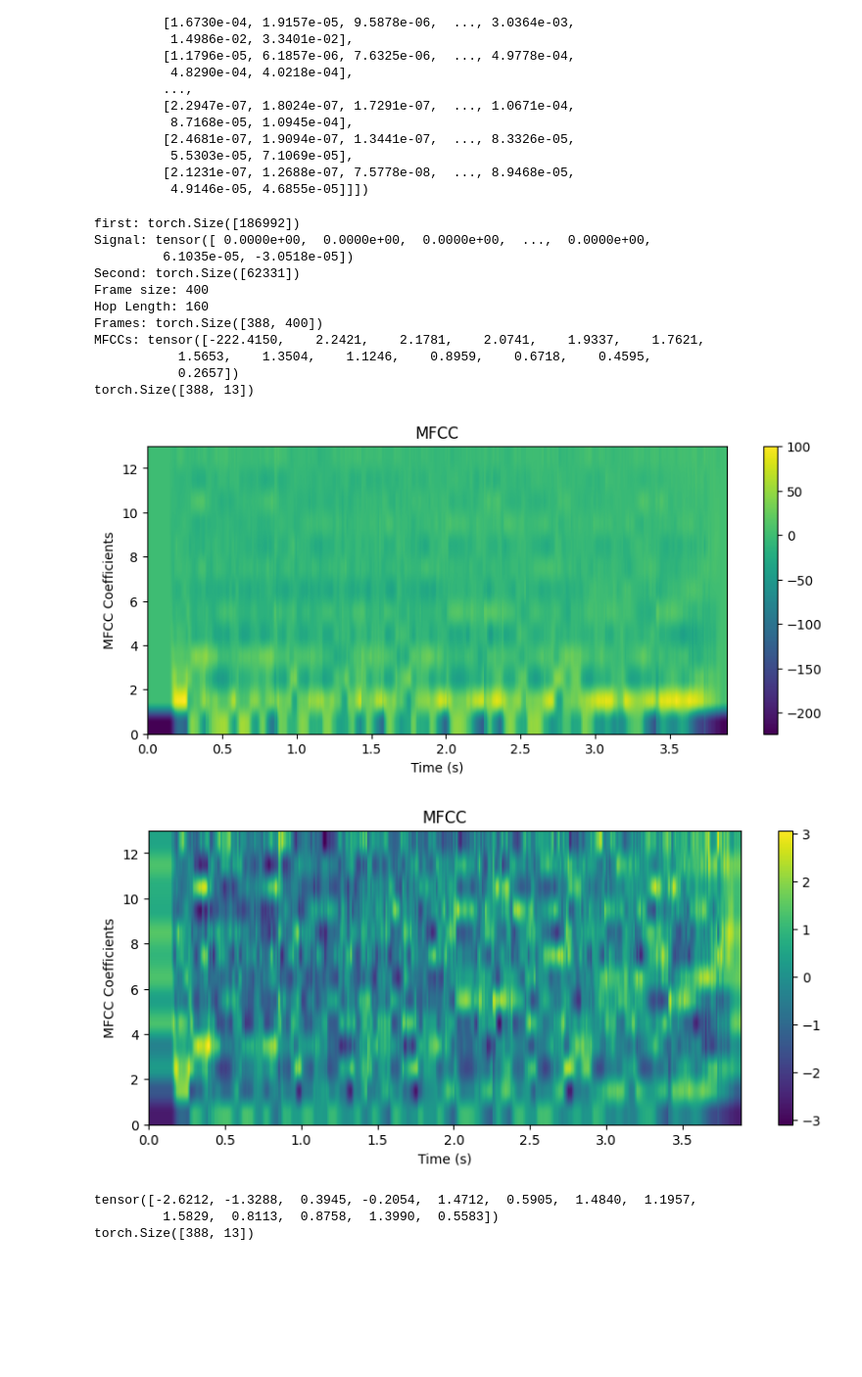
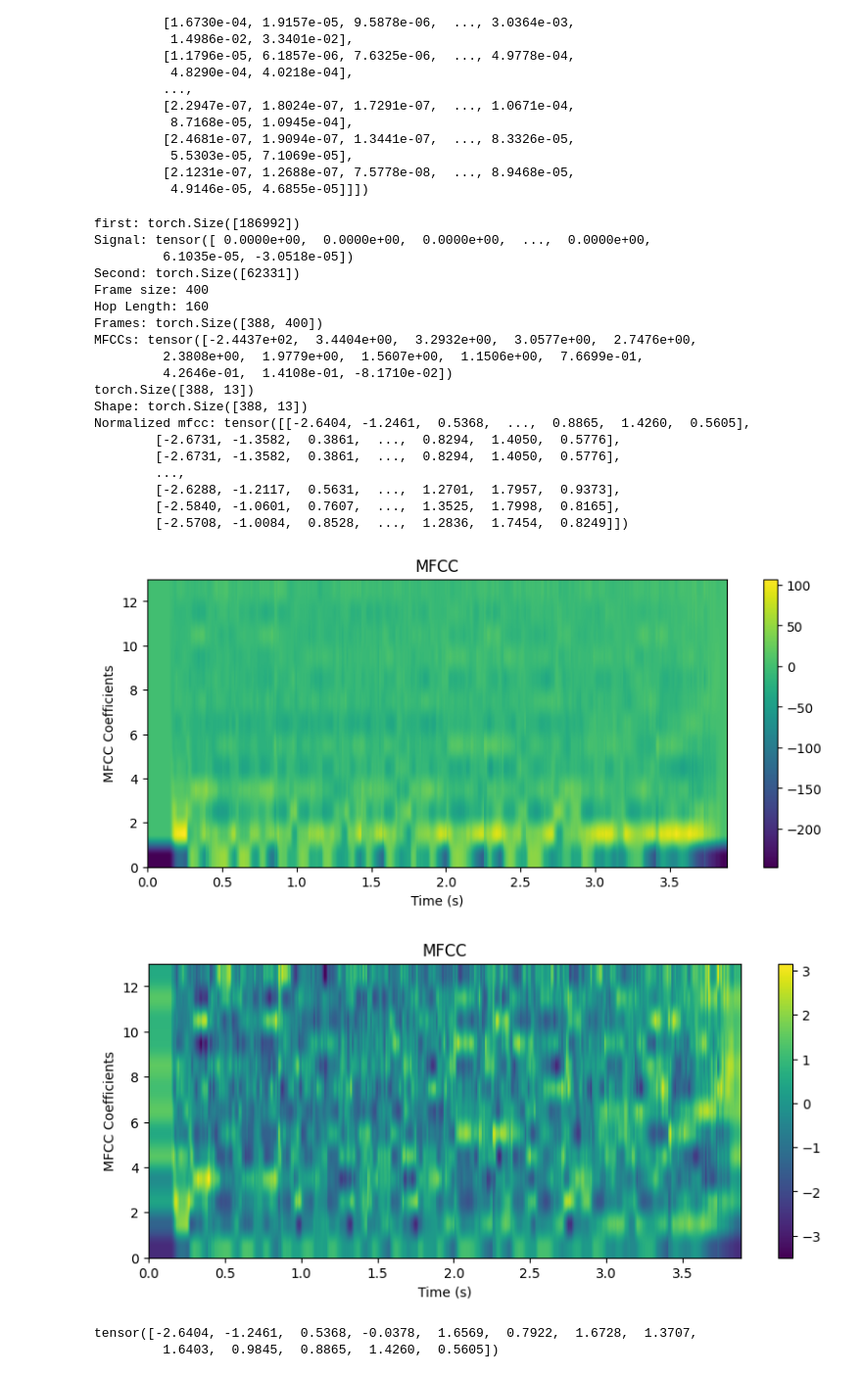
Before and after one commit to santospandey/SpeechRecognition, a Jupyter notebook: san_dev.ipynb, the cells around one changed output. Shown: that part at 98% size. Saved outputs shown, nothing was run; the diff lists cells and outputs as text; code cells hidden in the pictures; blank space fills up the shorter version.

```diff
--- a/san_dev.ipynb
+++ b/san_dev.ipynb
@@ -440,7 +455,7 @@ def mfcc_extraction(signal, sr, n_mfcc):
         melkwargs={
             "n_fft": 400,
             "hop_length": 160,
-            "n_mels": 23,
+            "n_mels": 26,
             "center": False
         }
     )
@@ -515,6 +530,8 @@ def data_processing(data, text_transform, mfcc_params, data_type="train"):
         spectrograms.append(spec)
         label = torch.Tensor(text_transform.text_to_int(utterance.lower()))
         labels.append(label)
+        # print(f"Utterance: {utterance.lower()}")
+        # print(f"Label: {label}")
 
         input_lengths.append(spec.shape[0] // 2)
         label_lengths.append(len(label))
@@ -532,6 +549,7 @@ def data_processing(data, text_transform, mfcc_params, data_type="train"):
 
     # print(f"Final spectrograms: {spectrograms}")
     # print(f"spectrogram shape: {spectrograms.shape}")
+    # print(f"Labels: {labels}")
 
     return spectrograms, labels, input_lengths, label_lengths
 # %%
@@ -826,7 +865,7 @@ def mfcc_extraction(signal, sr, n_mfcc):
         melkwargs={
             "n_fft": 400,
             "hop_length": 160,
-            "n_mels": 23,
+            "n_mels": 26,
             "center": False
         }
     )
@@ -869,7 +908,7 @@ pre_emphasized_signal = pre_emphasis(signal)
 
 # Framing
 frame_size = int(0.025 * sample_rate)
-hop_length = int(0.01 * sample_rate)
+hop_length = int(0.010 * sample_rate)
 print(f"Frame size: {frame_size}")
 print(f"Hop Length: {hop_length}")
 
@@ -878,40 +917,47 @@ print(f"Frames: {frames.shape}")
 
 # Hamming window
 hamming = hamming_window(frame_size)
 
 # Apply window to each frame
 windowed_frames = frames * hamming
 
 # MFCC extraction
 n_mfcc = 13
 mfccs = mfcc_extraction(windowed_frames, sample_rate, n_mfcc)
 
 # Remove the singleton dimension and transpose
 mfccs = mfccs.squeeze(-1).transpose(0, 1)
 mfccs = mfccs.T
 print(f"MFCCs: {mfccs[0]}")
 print(mfccs.shape)
 
 normalized_mfcc = normalize(mfccs)
-
+print(f"Shape: {normalized_mfcc.shape}")
+print(f"Normalized mfcc: {normalized_mfcc}")
 plot_mfccs(mfccs.T, sample_rate, hop_length)
 plot_mfccs(normalized_mfcc.T, sample_rate, hop_length)
 print(normalized_mfcc[0])
-print(normalized_mfcc.shape)
 # %% [output]
 first: torch.Size([186992])
 Signal: tensor([ 0.0000e+00,  0.0000e+00,  0.0000e+00,  ...,  0.0000e+00,
          6.1035e-05, -3.0518e-05])
 Second: torch.Size([62331])
 Frame size: 400
 Hop Length: 160
 Frames: torch.Size([388, 400])
-MFCCs: tensor([-222.4150,    2.2421,    2.1781,    2.0741,    1.9337,    1.7621,
-           1.5653,    1.3504,    1.1246,    0.8959,    0.6718,    0.4595,
-           0.2657])
+MFCCs: tensor([-2.4437e+02,  3.4404e+00,  3.2932e+00,  3.0577e+00,  2.7476e+00,
+         2.3808e+00,  1.9779e+00,  1.5607e+00,  1.1506e+00,  7.6699e-01,
+         4.2646e-01,  1.4108e-01, -8.1710e-02])
 torch.Size([388, 13])
+Shape: torch.Size([388, 13])
+Normalized mfcc: tensor([[-2.6404, -1.2461,  0.5368,  ...,  0.8865,  1.4260,  0.5605],
+        [-2.6731, -1.3582,  0.3861,  ...,  0.8294,  1.4050,  0.5776],
+        [-2.6731, -1.3582,  0.3861,  ...,  0.8294,  1.4050,  0.5776],
+        ...,
+        [-2.6288, -1.2117,  0.5631,  ...,  1.2701,  1.7957,  0.9373],
+        [-2.5840, -1.0601,  0.7607,  ...,  1.3525,  1.7998,  0.8165],
+        [-2.5708, -1.0084,  0.8528,  ...,  1.2836,  1.7454,  0.8249]])
-[figure, old version]
+[figure, new version]
-[figure, old version]
+[figure, new version]
-tensor([-2.6212, -1.3288,  0.3945, -0.2054,  1.4712,  0.5905,  1.4840,  1.1957,
-         1.5829,  0.8113,  0.8758,  1.3990,  0.5583])
-torch.Size([388, 13])
+tensor([-2.6404, -1.2461,  0.5368, -0.0378,  1.6569,  0.7922,  1.6728,  1.3707,
+         1.6403,  0.9845,  0.8865,  1.4260,  0.5605])
```
Also changed, not shown: parts of 9 cells of this notebook, 1 other file.
